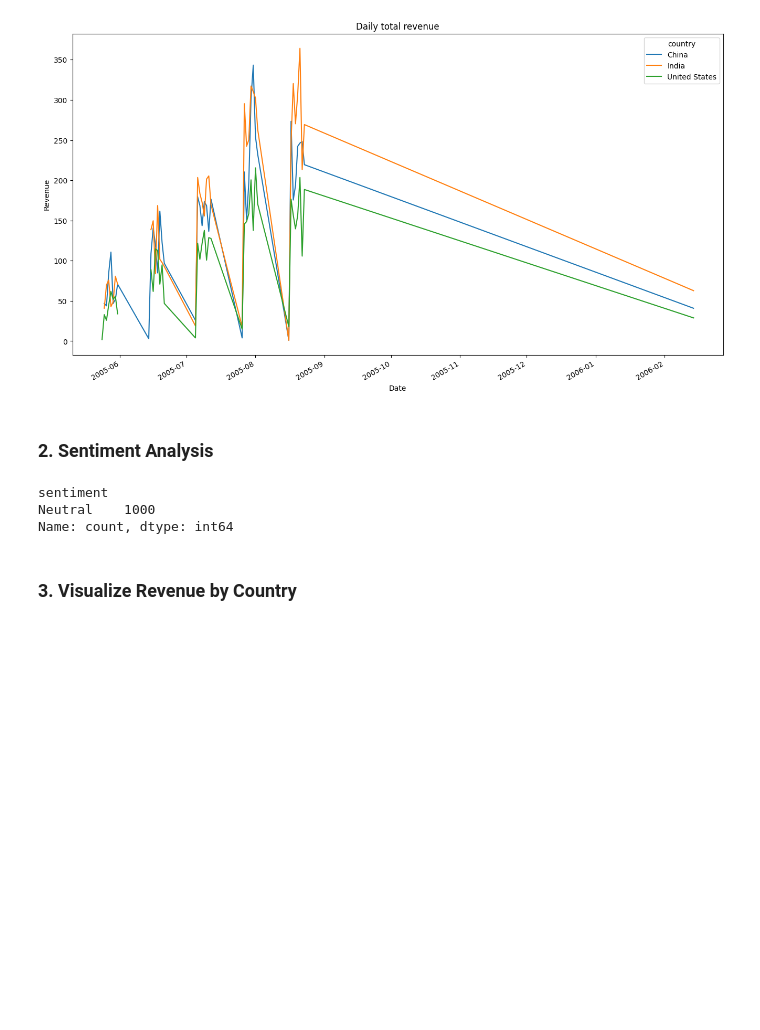
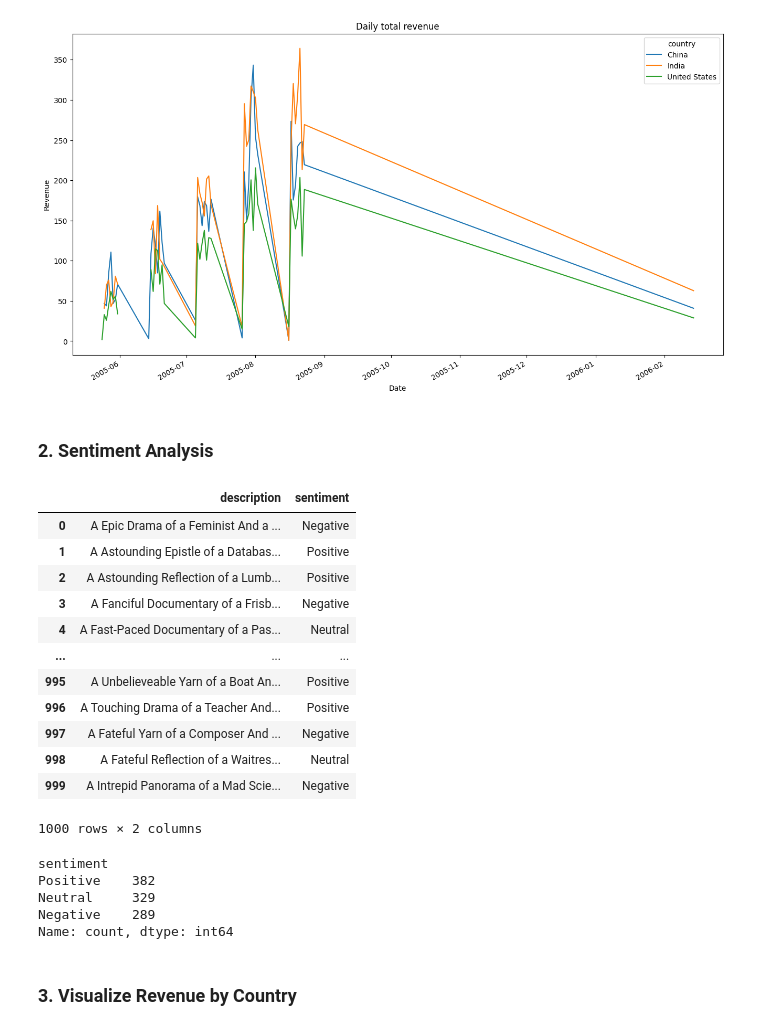
Before and after one commit to shingyipcheung/DVD-rental-database-python-assignment1, a Jupyter notebook: main.ipynb, the cells around one changed output. Cells and saved outputs as stored; diff of their text form; code cells hidden in the pictures; blank space fills up the shorter version.

```diff
--- a/main.ipynb
+++ b/main.ipynb
@@ -123,25 +125,40 @@ plt.show()
 # %%
 def sentiment_analysis(desc):
-    positive_words = ['great', 'awesome', 'best', 'good']
-    negative_words = ['bad', 'worst', 'terrible', 'poor']
+    analysis = TextBlob(desc)
 
-    positive_count = sum([desc.count(word) for word in positive_words])
-    negative_count = sum([desc.count(word) for word in negative_words])
-
-    if positive_count > negative_count:
+    # Classifying the polarity into positive, negative, or neutral
+    if analysis.polarity > 0:
         return 'Positive'
-    elif negative_count > positive_count:
+    elif analysis.polarity < 0:
         return 'Negative'
     else:
         return 'Neutral'
 
 df_movies = pd.read_sql("SELECT description FROM film", conn)
 df_movies['sentiment'] = df_movies['description'].apply(lambda x: sentiment_analysis(x))
+# %%
+df_movies
+# %% [output]
+|  | description | sentiment |
+| 0 | A Epic Drama of a Feminist And a ... | Negative |
+| 1 | A Astounding Epistle of a Databas... | Positive |
+| 2 | A Astounding Reflection of a Lumb... | Positive |
+| 3 | A Fanciful Documentary of a Frisb... | Negative |
+| 4 | A Fast-Paced Documentary of a Pas... | Neutral |
+| ... | ... | ... |
+| 995 | A Unbelieveable Yarn of a Boat An... | Positive |
+| 996 | A Touching Drama of a Teacher And... | Positive |
+| 997 | A Fateful Yarn of a Composer And ... | Negative |
+| 998 | A Fateful Reflection of a Waitres... | Neutral |
+| 999 | A Intrepid Panorama of a Mad Scie... | Negative |
+1000 rows × 2 columns
 # %%
 df_movies['sentiment'].value_counts()
 # %% [output]
 sentiment
-Neutral    1000
+Positive    382
+Neutral     329
+Negative    289
 Name: count, dtype: int64
 # %% [markdown]
 ### 3. Visualize Revenue by Country
```
Also changed, not shown: parts of 7 cells of this notebook.
